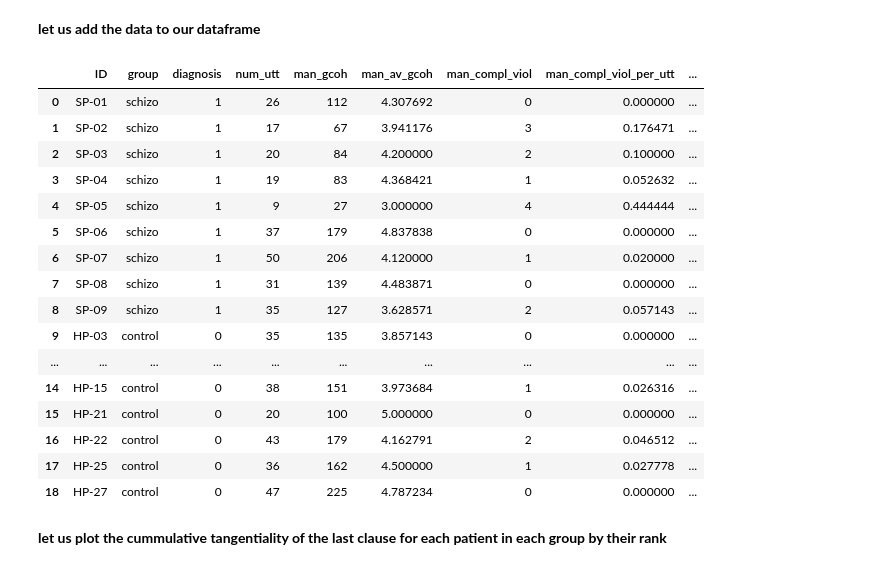
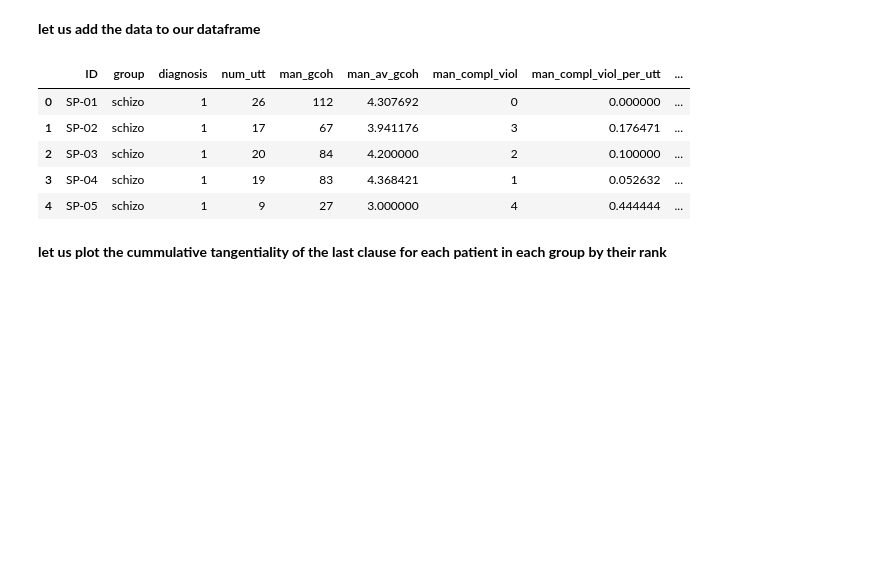
Before and after one commit to flying-bear/modeling_schizo, a Jupyter notebook: modeling_schizo.ipynb, the cells around one changed output. Cells and saved outputs as stored; diff of their text form; code cells hidden in the pictures; blank space fills up the shorter version.

```diff
--- a/modeling_schizo.ipynb
+++ b/modeling_schizo.ipynb
@@ -687,26 +687,15 @@ __let us add the data to our dataframe__
 # %%
 patient_df['last_cum_tan'] = pd.Series(last_cum_tan_series,index=patient_df.index)
 patient_df['av_cum_tan'] = pd.Series(average_cum_tan_series,index=patient_df.index)
-# %%
-pd.DataFrame(patient_df)
-# %% [output]
-|  | ID | group | diagnosis | num_utt | man_gcoh | man_av_gcoh | man_compl_viol | man_compl_viol_per_utt | ... |
-| 0 | SP-01 | schizo | 1 | 26 | 112 | 4.307692 | 0 | 0.000000 | ... |
-| 1 | SP-02 | schizo | 1 | 17 | 67 | 3.941176 | 3 | 0.176471 | ... |
-| 2 | SP-03 | schizo | 1 | 20 | 84 | 4.200000 | 2 | 0.100000 | ... |
-| 3 | SP-04 | schizo | 1 | 19 | 83 | 4.368421 | 1 | 0.052632 | ... |
-| 4 | SP-05 | schizo | 1 | 9 | 27 | 3.000000 | 4 | 0.444444 | ... |
-| 5 | SP-06 | schizo | 1 | 37 | 179 | 4.837838 | 0 | 0.000000 | ... |
-| 6 | SP-07 | schizo | 1 | 50 | 206 | 4.120000 | 1 | 0.020000 | ... |
-| 7 | SP-08 | schizo | 1 | 31 | 139 | 4.483871 | 0 | 0.000000 | ... |
-| 8 | SP-09 | schizo | 1 | 35 | 127 | 3.628571 | 2 | 0.057143 | ... |
-| 9 | HP-03 | control | 0 | 35 | 135 | 3.857143 | 0 | 0.000000 | ... |
-| ... | ... | ... | ... | ... | ... | ... | ... | ... | ... |
-| 14 | HP-15 | control | 0 | 38 | 151 | 3.973684 | 1 | 0.026316 | ... |
-| 15 | HP-21 | control | 0 | 20 | 100 | 5.000000 | 0 | 0.000000 | ... |
-| 16 | HP-22 | control | 0 | 43 | 179 | 4.162791 | 2 | 0.046512 | ... |
-| 17 | HP-25 | control | 0 | 36 | 162 | 4.500000 | 1 | 0.027778 | ... |
-| 18 | HP-27 | control | 0 | 47 | 225 | 4.787234 | 0 | 0.000000 | ... |
+# %%
+patient_df.head()
+# %% [output]
+|  | ID | group | diagnosis | num_utt | man_gcoh | man_av_gcoh | man_compl_viol | man_compl_viol_per_utt | ... |
+| 0 | SP-01 | schizo | 1 | 26 | 112 | 4.307692 | 0 | 0.000000 | ... |
+| 1 | SP-02 | schizo | 1 | 17 | 67 | 3.941176 | 3 | 0.176471 | ... |
+| 2 | SP-03 | schizo | 1 | 20 | 84 | 4.200000 | 2 | 0.100000 | ... |
+| 3 | SP-04 | schizo | 1 | 19 | 83 | 4.368421 | 1 | 0.052632 | ... |
+| 4 | SP-05 | schizo | 1 | 9 | 27 | 3.000000 | 4 | 0.444444 | ... |
 # %% [markdown]
 __let us plot the cummulative tangentiality of the last clause for each patient in each group by their rank__
 # %%
```
Also changed, not shown: parts of 3 cells of this notebook.
